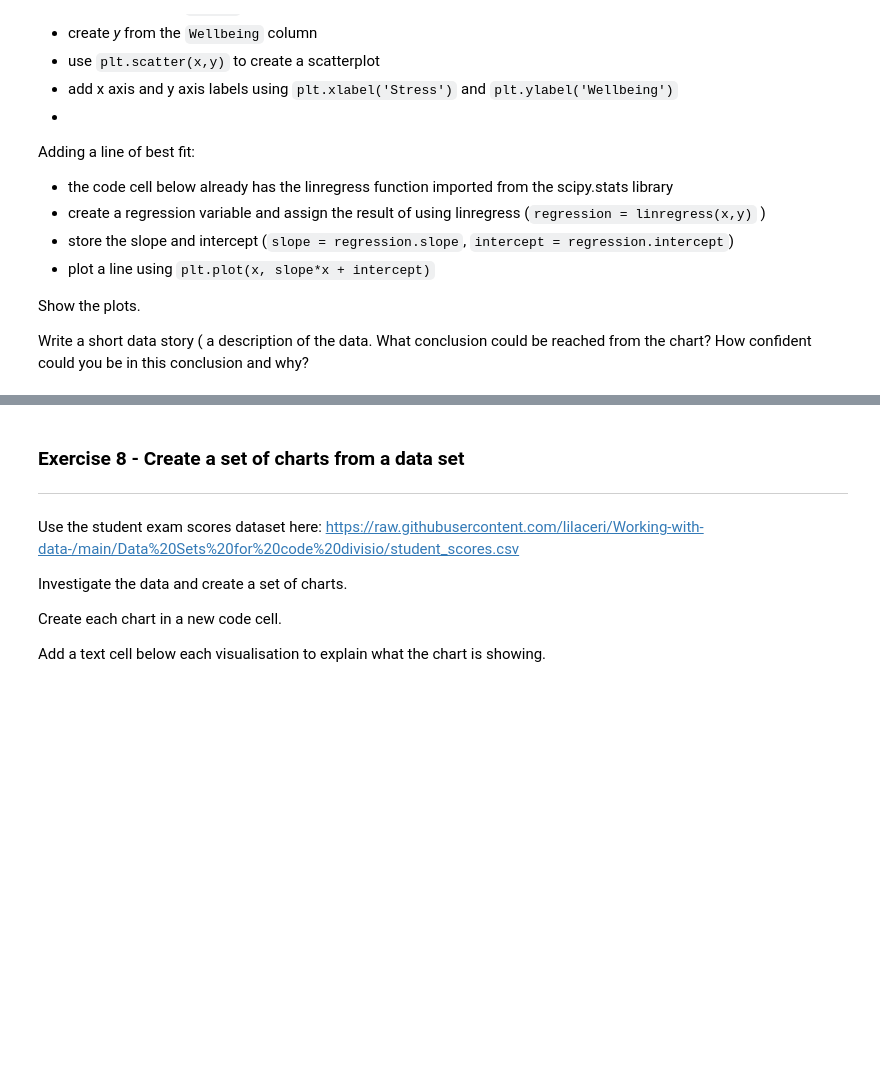
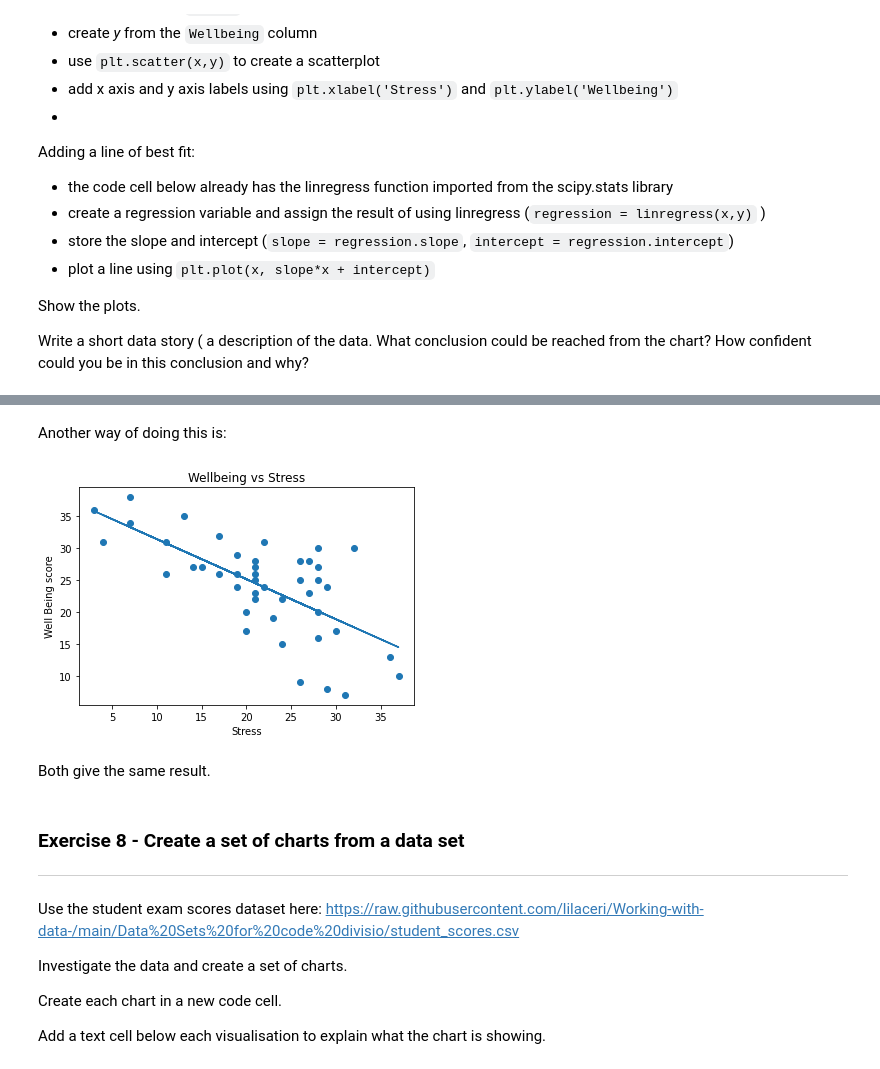
Before and after one commit to JaySanthanam/Programming-for-data, a Jupyter notebook: Worksheets/7_1_Visualisation_with_matplotlib.ipynb, the cells around one changed output, grey strips where cells are left out. Cells and saved outputs as stored; diff of their text form; code cells hidden in the pictures; blank space fills up the shorter version.

```diff
--- a/Worksheets/7_1_Visualisation_with_matplotlib.ipynb
+++ b/Worksheets/7_1_Visualisation_with_matplotlib.ipynb
@@ -290,3 +313,23 @@ from scipy.stats import linregress
+# %% [markdown]
+Another way of doing this is:
+# %%
+from sklearn.linear_model import LinearRegression
+xa = np.array(x).reshape(-1, 1)
+ya = np.array(y)
+model = LinearRegression().fit(xa, ya)
+r_sq = model.score(xa, ya)
+slope1 = model.coef_
+intercept = model.intercept_
+plt.plot(x, slope*x + intercept)
+plt.scatter(x,y)
+plt.xlabel("Stress")
+plt.ylabel("Well Being score")
+plt.title("Wellbeing vs Stress")
+plt.show()
+# %% [output]
+[figure, added]
+# %% [markdown]
+Both give the same result.
 # %% [markdown]
 ### Exercise 8 - Create a set of charts from a data set
 ---
```
Also changed, not shown: parts of 4 cells of this notebook.
